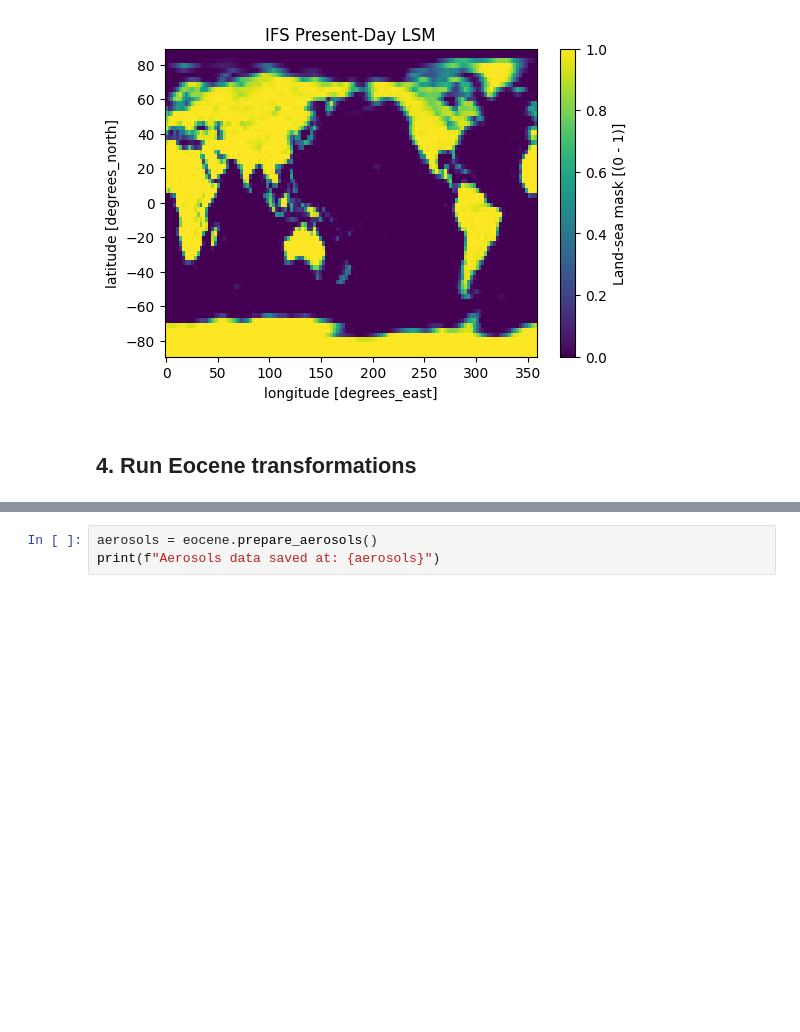
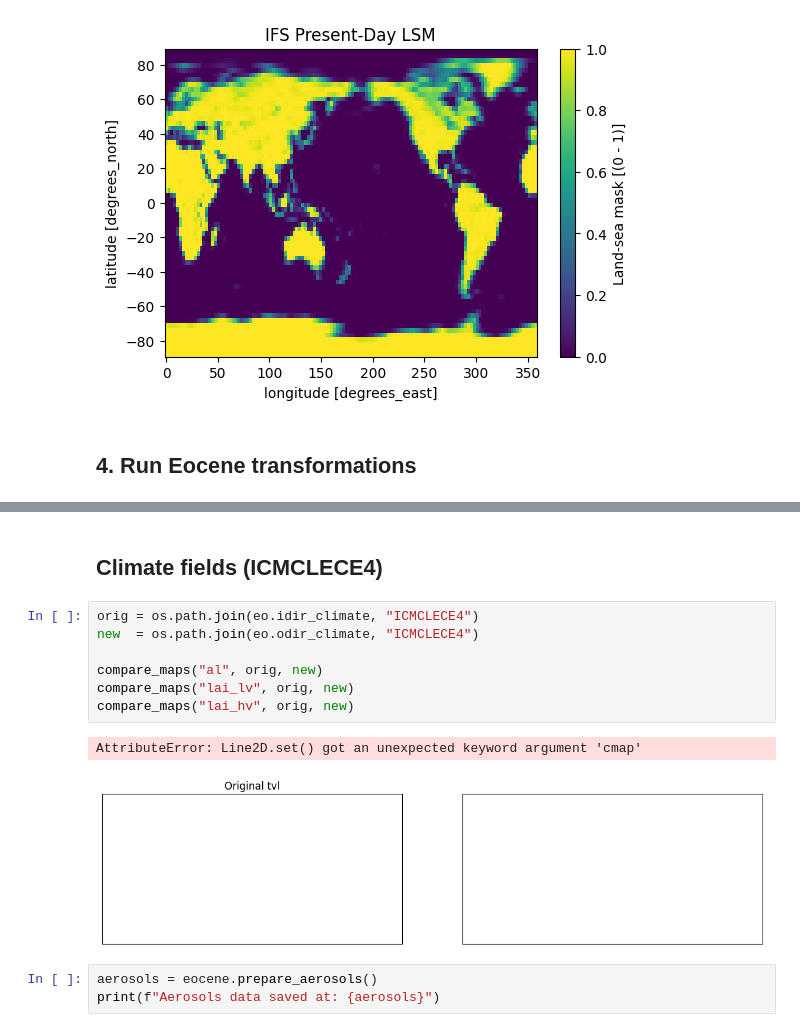
Before and after one commit to asozza/ecearth-quests, a Jupyter notebook: epochal/OIFS/modify_oifs.ipynb, the cells around one changed output, grey strips where cells are left out. Saved outputs shown, nothing was run; the diff lists cells and outputs as text; blank space fills up the shorter version.

```diff
--- a/epochal/OIFS/modify_oifs.ipynb
+++ b/epochal/OIFS/modify_oifs.ipynb
@@ -112,3 +218,15 @@ https://docs.xarray.dev/en/stable/user-guide/io.html
+# %% [markdown]
+## Climate fields (ICMCLECE4)
+# %%
+orig = os.path.join(eo.idir_climate, "ICMCLECE4")
+new  = os.path.join(eo.odir_climate, "ICMCLECE4")
+
+compare_maps("al", orig, new)
+compare_maps("lai_lv", orig, new)
+compare_maps("lai_hv", orig, new)
+# %% [output]
+AttributeError: Line2D.set() got an unexpected keyword argument 'cmap'
+[figure, added]
 # %%
 aerosols = eocene.prepare_aerosols()
 print(f"Aerosols data saved at: {aerosols}")
```
Also changed, not shown: parts of 13 cells of this notebook, 3 other files.
